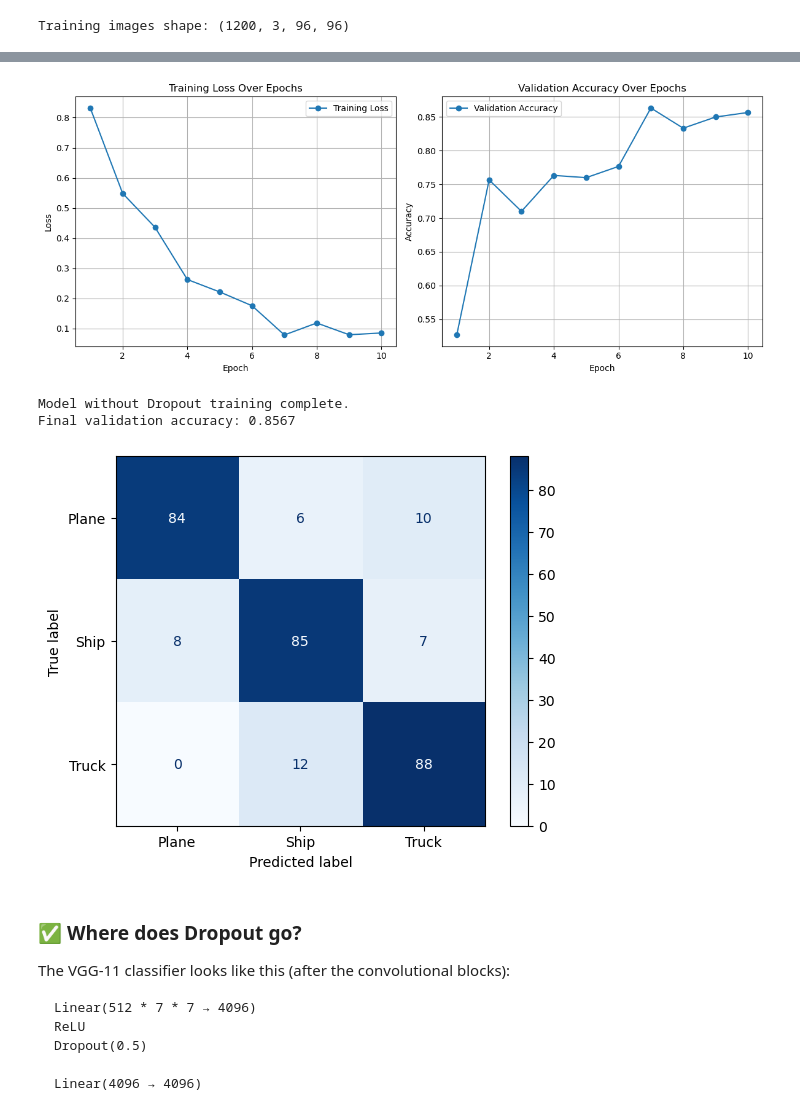
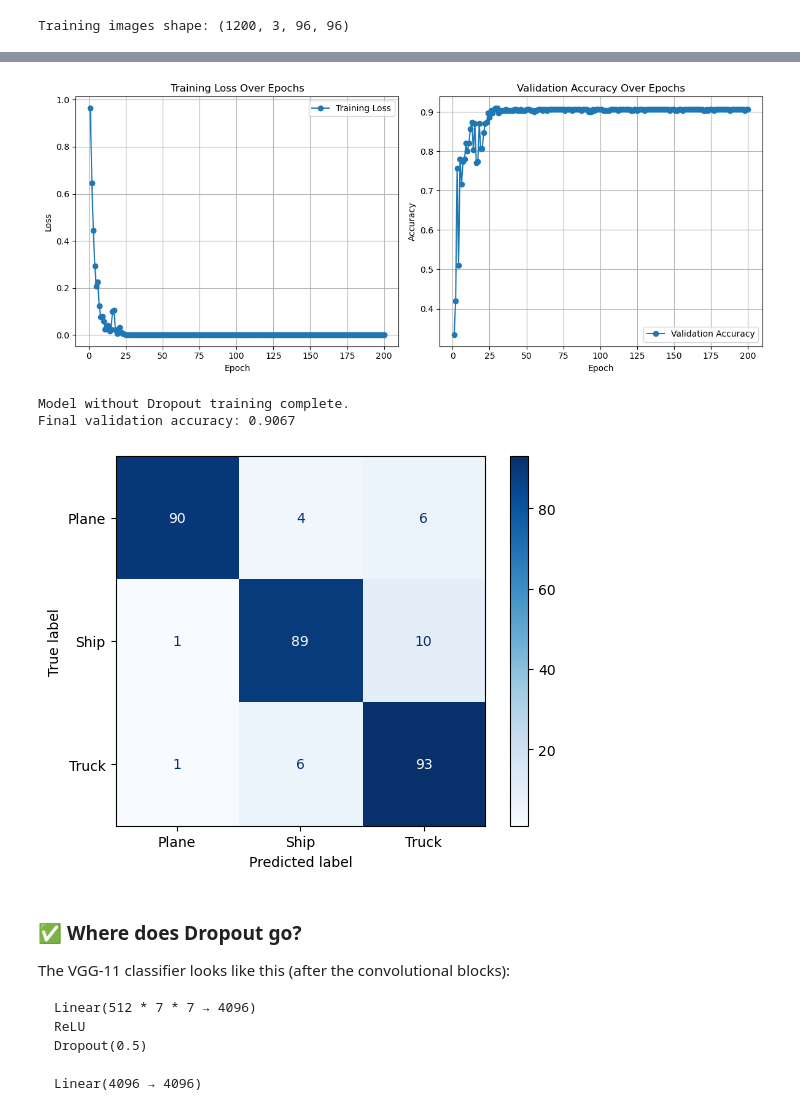
Before and after one commit to tihassfjord/FYS3033DL, a Jupyter notebook: homie_v1.ipynb, the cells around one changed output, grey strips where cells are left out. Drawn from its saved outputs; the diff is of its cells as text; code cells hidden in the pictures.

```diff
--- a/homie_v1.ipynb
+++ b/homie_v1.ipynb
@@ -277,13 +277,13 @@ val_dataset = ImageDataset(val_images, val_labels)
 dataloaders = {
     'train': DataLoader(
         train_dataset,
-        batch_size=32,
+        batch_size=64,
         shuffle=True,           #  Shuffles training data each epoch
         pin_memory=True         #  Speeds up transfer to GPU (if using CUDA)
     ),
     'val': DataLoader(
         val_dataset,
-        batch_size=32,
+        batch_size=64,
         shuffle=False,          #  Keeps validation consistent across epochs
         pin_memory=True         #  Still helpful for val on GPU
     )
@@ -321,7 +321,7 @@ trained_model = train_model(
     optimizer,
     scheduler=None,
     device=device,
-    num_epochs=10
+    num_epochs=200
 )
 
 print("\nModel without Dropout training complete.")
@@ -355,7 +355,7 @@ Best val Acc: 0.8633
-[figure, old version]
+[figure, new version]
 Model without Dropout training complete.
-Final validation accuracy: 0.8567
+Final validation accuracy: 0.9067
-[figure, old version]
+[figure, new version]
 # %% [markdown]
 ### ✅ Where does Dropout go?
 
```
Also changed, not shown: parts of 2 cells of this notebook, 1 other file.
